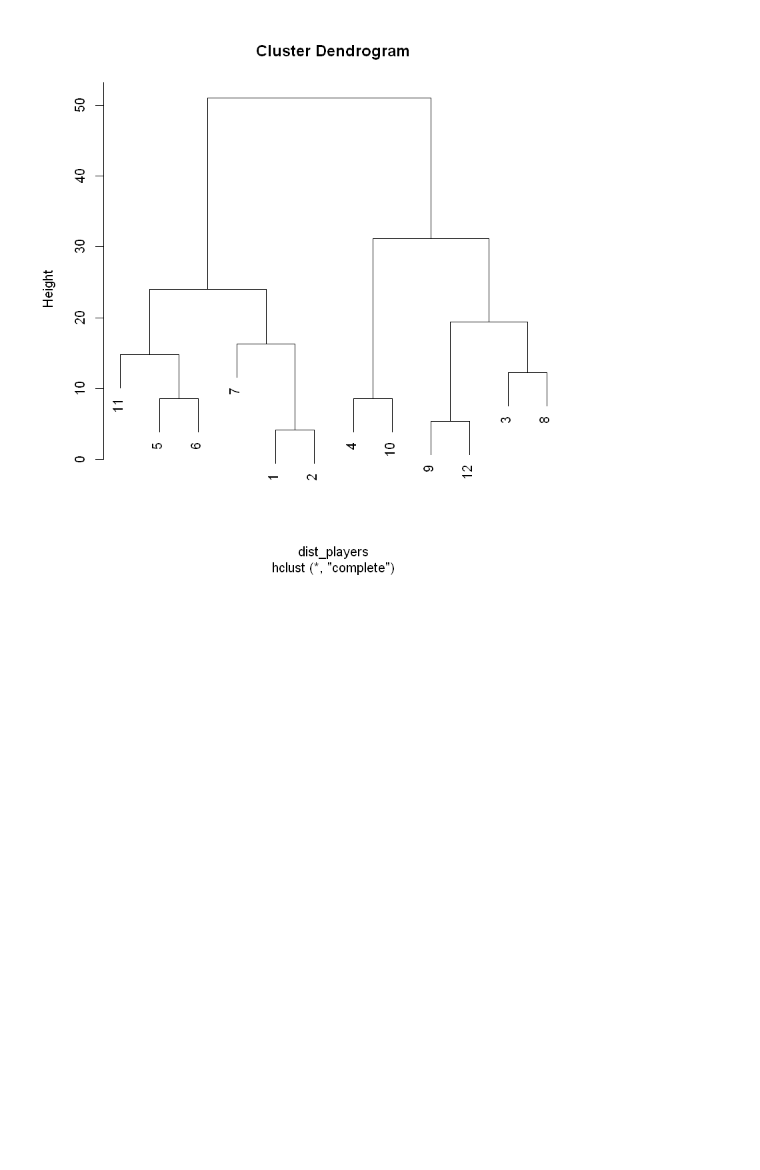
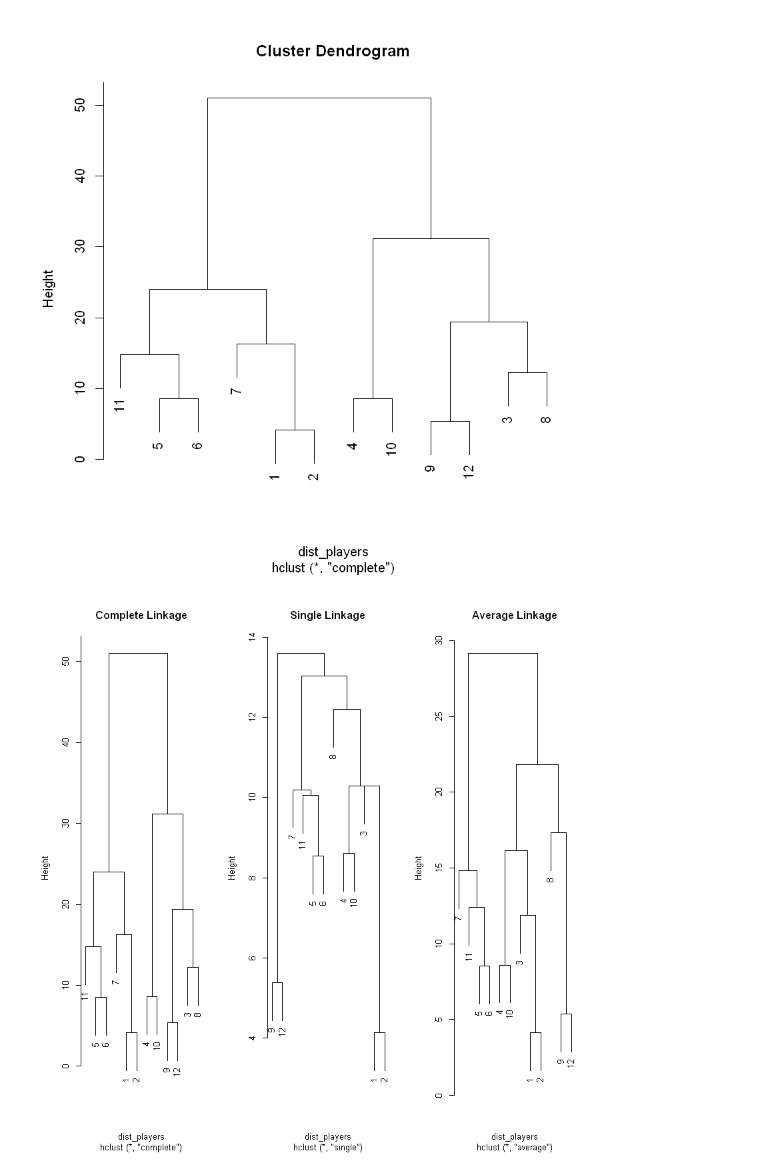
Before and after one commit to VictorOmondi1997/Cluster-Analysis-in-R, a Jupyter notebook: Cluster Analysis in R.ipynb, the cells around one changed output. Cells and saved outputs as stored; diff of their text form; code cells hidden in the pictures; blank space fills up the shorter version.

```diff
--- a/Cluster Analysis in R.ipynb
+++ b/Cluster Analysis in R.ipynb
@@ -244,3 +232,20 @@ players_clustered %>%
 plot(hc_players)
 # %% [output]
 [figure]
+# %%
+# Prepare the Distance Matrix
+dist_players <- dist(players)
+
+# Generate hclust for complete, single & average linkage methods
+hc_complete <- hclust(dist_players, method="complete")
+hc_single <- hclust(dist_players, method="single")
+hc_average <- hclust(dist_players, method="average")
+
+# Plot & Label the 3 Dendrograms Side-by-Side
+# Hint: To see these Side-by-Side run the 4 lines together as one command
+par(mfrow = c(1,3))
+plot(hc_complete, main = 'Complete Linkage')
+plot(hc_single, main = 'Single Linkage')
+plot(hc_average, main = 'Average Linkage')
+# %% [output]
+[figure, added]
```
Also changed, not shown: parts of 43 cells of this notebook.
